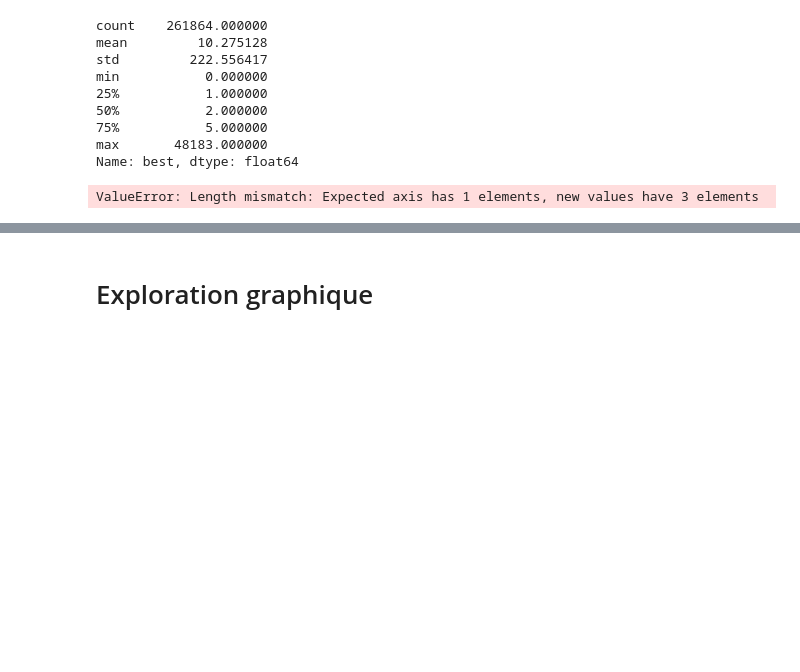
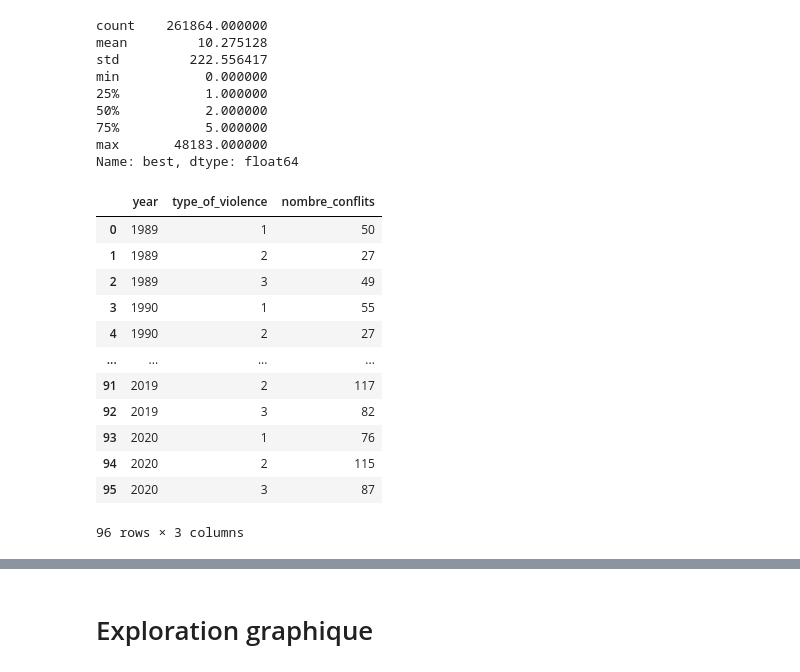
Before and after one commit to LexAdrim/UCDP-project, a Jupyter notebook: main.ipynb, the cells around one changed output, grey strips where cells are left out. Cells and saved outputs as stored; diff of their text form; code cells hidden in the pictures; blank space fills up the shorter version.

```diff
--- a/main.ipynb
+++ b/main.ipynb
@@ -227,8 +227,20 @@ Name: best, dtype: float64
 # %%
 df_visu_conflit = df[['year','type_of_violence', 'conflict_new_id']].groupby(['year','type_of_violence']).nunique()
 df_visu_conflit.columns = ['year1','type1','nombre_conflits']
 df_visu_conflit = df_visu_conflit.drop(['year1','type1'], axis=1)
-df_visu_conflit.head()
+df_visu_conflit.reset_index()
 # %% [output]
+|  | year | type_of_violence | nombre_conflits |
+| 0 | 1989 | 1 | 50 |
+| 1 | 1989 | 2 | 27 |
+| 2 | 1989 | 3 | 49 |
+| 3 | 1990 | 1 | 55 |
+| 4 | 1990 | 2 | 27 |
+| ... | ... | ... | ... |
+| 91 | 2019 | 2 | 117 |
+| 92 | 2019 | 3 | 82 |
+| 93 | 2020 | 1 | 76 |
+| 94 | 2020 | 2 | 115 |
+| 95 | 2020 | 3 | 87 |
-ValueError: Length mismatch: Expected axis has 1 elements, new values have 3 elements
+96 rows × 3 columns
 # %%
```
Also changed, not shown: parts of 4 cells of this notebook.
